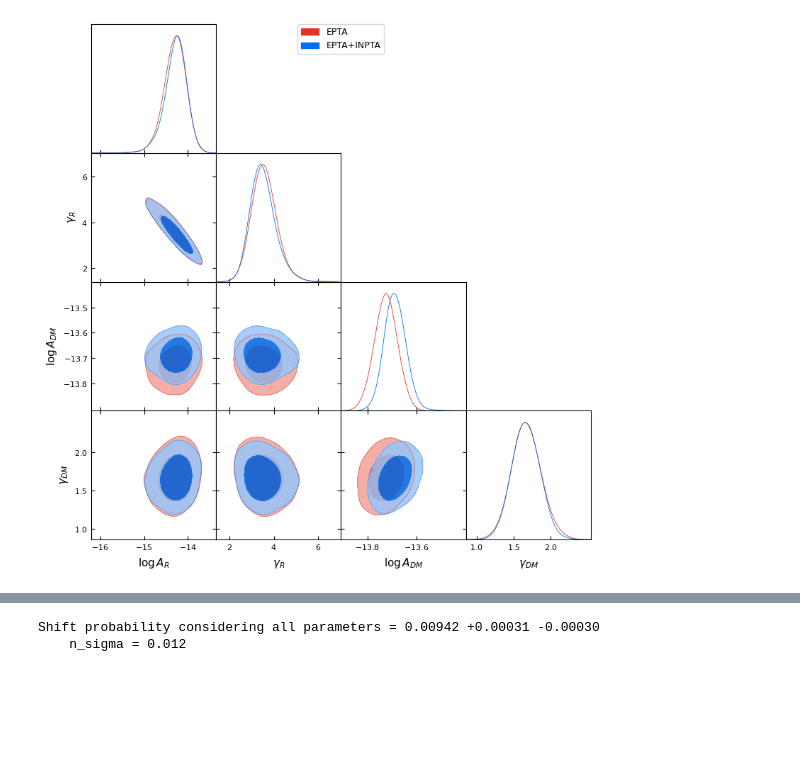
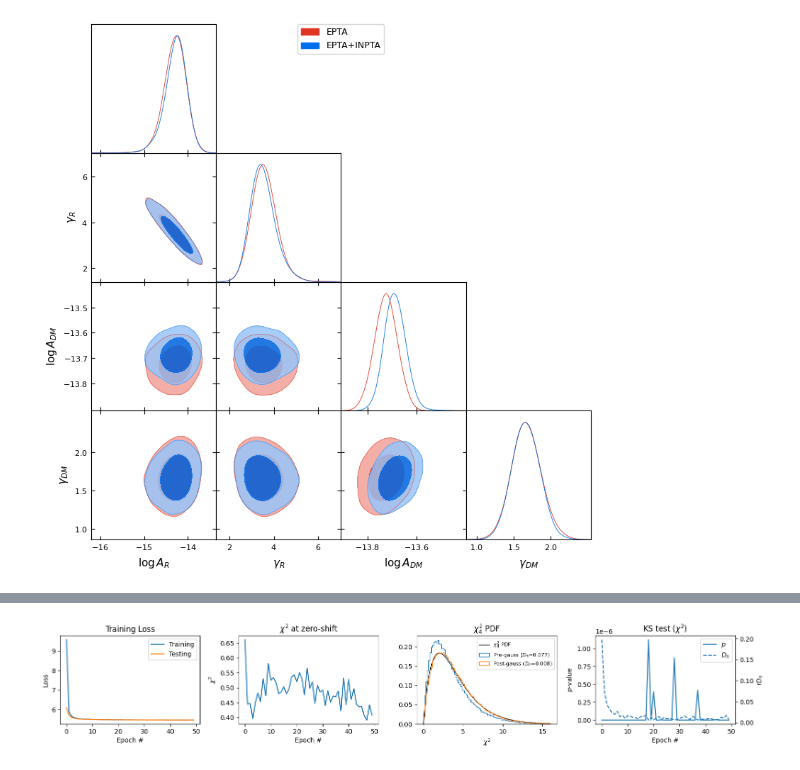
Before and after one commit to subhajitphy/tensiometer_pta_comparison, a Jupyter notebook: 4parameter_model/J1713/4parameter_model.ipynb, the cells around one changed output, grey strips where cells are left out. Drawn from its saved outputs; the diff is of its cells as text; code cells hidden in the pictures; blank space fills up the shorter version.

```diff
--- a/4parameter_model/J1713/4parameter_model.ipynb
+++ b/4parameter_model/J1713/4parameter_model.ipynb
@@ -94,8 +53,0 @@ diff_flow_callback.train(batch_size=batch_size, epochs=epochs, steps_per_epoch=s
-# %%
-exact_shift_P_1, exact_shift_low_1, exact_shift_hi_1 = diff_flow_callback.estimate_shift()
-print(f'Shift probability considering all parameters = {exact_shift_P_1:.5f} +{exact_shift_hi_1-exact_shift_P_1:.5f} -{exact_shift_P_1-exact_shift_low_1:.5f}')
-# turn the result to effective number of sigmas:
-print(f'    n_sigma = {utilities.from_confidence_to_sigma(exact_shift_P_1):.3f}')
-# %% [output]
-Shift probability considering all parameters = 0.00942 +0.00031 -0.00030
-    n_sigma = 0.012
@@ -101,0 +56,4 @@ Shift probability considering all parameters = 0.00942 +0.00031 -0.00030
+# %%
+diff_chain, shift_probability, shift_lower, shift_upper=Diff_chain_shift(epta,einpta)
+# %% [output]
+[figure, added]
```
Also changed, not shown: parts of 11 cells of this notebook, 1 other file.
